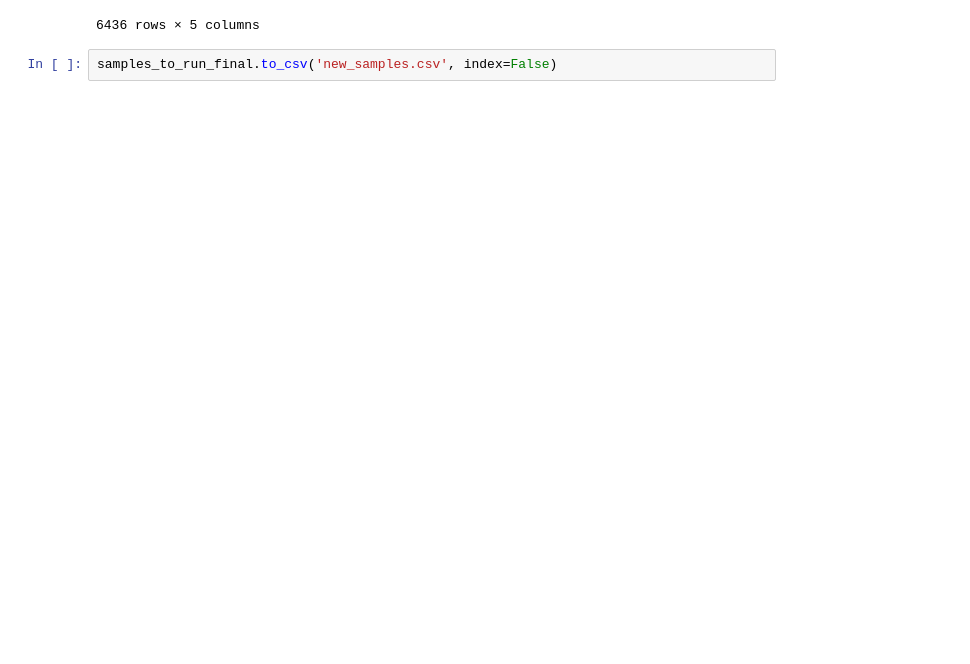
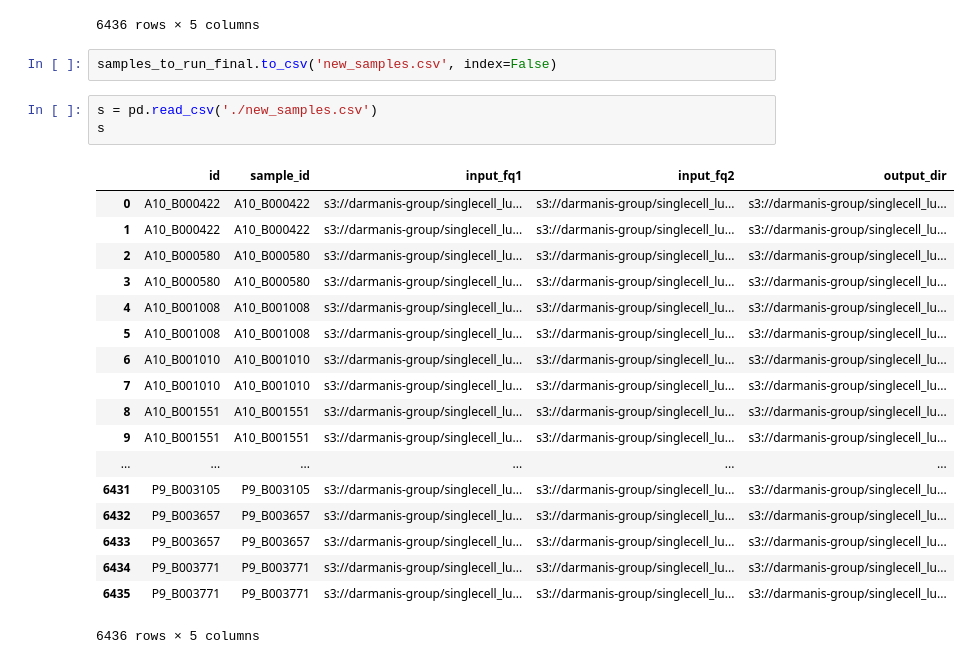
Before and after one commit to czbiohub/TCR_assembly_pipeline, a Jupyter notebook: py_notebooks/getRemainingCellNames.ipynb, the cells around one changed output. Drawn from its saved outputs; the diff is of its cells as text; blank space fills up the shorter version.

```diff
--- a/py_notebooks/getRemainingCellNames.ipynb
+++ b/py_notebooks/getRemainingCellNames.ipynb
@@ -475,3 +475,25 @@ samples_to_run_final
 6436 rows × 5 columns
 # %%
 samples_to_run_final.to_csv('new_samples.csv', index=False)
+# %%
+s = pd.read_csv('./new_samples.csv')
+s
+# %% [output]
+|  | id | sample_id | input_fq1 | input_fq2 | output_dir |
+| 0 | A10_B000422 | A10_B000422 | s3://darmanis-group/singlecell_lu... | s3://darmanis-group/singlecell_lu... | s3://darmanis-group/singlecell_lu... |
+| 1 | A10_B000422 | A10_B000422 | s3://darmanis-group/singlecell_lu... | s3://darmanis-group/singlecell_lu... | s3://darmanis-group/singlecell_lu... |
+| 2 | A10_B000580 | A10_B000580 | s3://darmanis-group/singlecell_lu... | s3://darmanis-group/singlecell_lu... | s3://darmanis-group/singlecell_lu... |
+| 3 | A10_B000580 | A10_B000580 | s3://darmanis-group/singlecell_lu... | s3://darmanis-group/singlecell_lu... | s3://darmanis-group/singlecell_lu... |
+| 4 | A10_B001008 | A10_B001008 | s3://darmanis-group/singlecell_lu... | s3://darmanis-group/singlecell_lu... | s3://darmanis-group/singlecell_lu... |
+| 5 | A10_B001008 | A10_B001008 | s3://darmanis-group/singlecell_lu... | s3://darmanis-group/singlecell_lu... | s3://darmanis-group/singlecell_lu... |
+| 6 | A10_B001010 | A10_B001010 | s3://darmanis-group/singlecell_lu... | s3://darmanis-group/singlecell_lu... | s3://darmanis-group/singlecell_lu... |
+| 7 | A10_B001010 | A10_B001010 | s3://darmanis-group/singlecell_lu... | s3://darmanis-group/singlecell_lu... | s3://darmanis-group/singlecell_lu... |
+| 8 | A10_B001551 | A10_B001551 | s3://darmanis-group/singlecell_lu... | s3://darmanis-group/singlecell_lu... | s3://darmanis-group/singlecell_lu... |
+| 9 | A10_B001551 | A10_B001551 | s3://darmanis-group/singlecell_lu... | s3://darmanis-group/singlecell_lu... | s3://darmanis-group/singlecell_lu... |
+| ... | ... | ... | ... | ... | ... |
+| 6431 | P9_B003105 | P9_B003105 | s3://darmanis-group/singlecell_lu... | s3://darmanis-group/singlecell_lu... | s3://darmanis-group/singlecell_lu... |
+| 6432 | P9_B003657 | P9_B003657 | s3://darmanis-group/singlecell_lu... | s3://darmanis-group/singlecell_lu... | s3://darmanis-group/singlecell_lu... |
+| 6433 | P9_B003657 | P9_B003657 | s3://darmanis-group/singlecell_lu... | s3://darmanis-group/singlecell_lu... | s3://darmanis-group/singlecell_lu... |
+| 6434 | P9_B003771 | P9_B003771 | s3://darmanis-group/singlecell_lu... | s3://darmanis-group/singlecell_lu... | s3://darmanis-group/singlecell_lu... |
+| 6435 | P9_B003771 | P9_B003771 | s3://darmanis-group/singlecell_lu... | s3://darmanis-group/singlecell_lu... | s3://darmanis-group/singlecell_lu... |
+6436 rows × 5 columns
```
Also changed, not shown: parts of 1 cell of this notebook, 1 other file.
